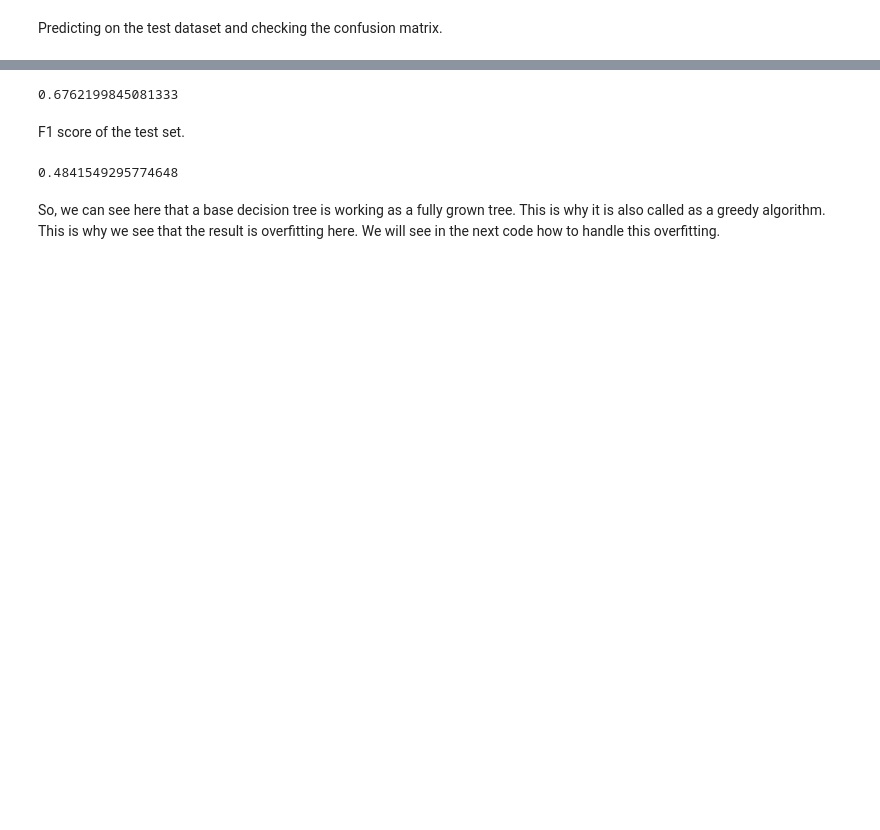
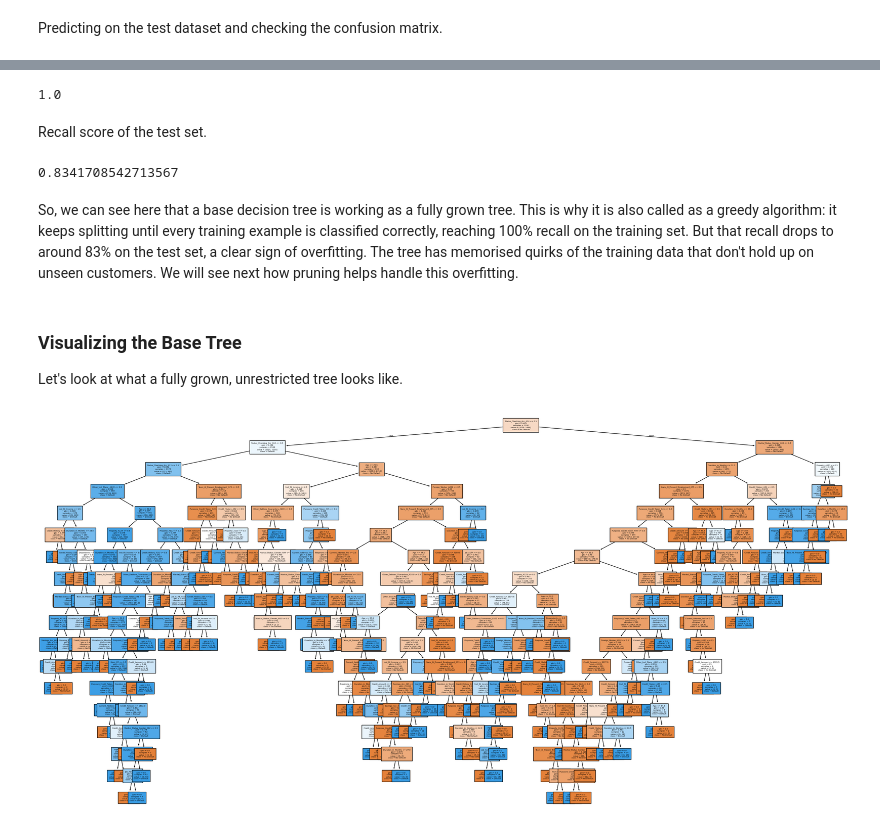
Before and after one commit to yogi-datalabs/machine-learning, a Jupyter notebook: Decision Trees/Classification with Decision Trees.ipynb, the cells around one changed output, grey strips where cells are left out. Cells and saved outputs as stored; diff of their text form; code cells hidden in the pictures; blank space fills up the shorter version.

```diff
--- a/Decision Trees/Classification with Decision Trees.ipynb
+++ b/Decision Trees/Classification with Decision Trees.ipynb
@@ -171,12 +171,30 @@ F1 score of the train set.
 # %%
-f1_score(y_train, pred_train)
+recall_score(y_train, pred_train)
 # %% [output]
-0.6762199845081333
+1.0
 # %% [markdown]
-F1 score of the test set.
+Recall score of the test set.
 # %%
-f1_score(y_test, pred_test)
+recall_score(y_test, pred_test)
 # %% [output]
-0.4841549295774648
+0.8341708542713567
 # %% [markdown]
-So, we can see here that a base decision tree is working as a fully grown tree. This is why it is also called as a greedy algorithm. This is why we see that the result is overfitting here. We will see in the next code how to handle this overfitting.
+So, we can see here that a base decision tree is working as a fully grown tree. This is why it is also called as a greedy algorithm: it keeps splitting until every training example is classified correctly, reaching 100% recall on the training set. But that recall drops to around 83% on the test set, a clear sign of overfitting. The tree has memorised quirks of the training data that don't hold up on unseen customers. We will see next how pruning helps handle this overfitting.
+# %% [markdown]
+### Visualizing the Base Tree
+
+Let's look at what a fully grown, unrestricted tree looks like.
+# %%
+feature_names = list(X_train.columns)
+
+plt.figure(figsize=(30, 15))
+tree.plot_tree(
+    base_dtree,
+    feature_names=feature_names,
+    class_names=['No Default', 'Default'],
+    filled=True,
+    fontsize=4,
+)
+plt.show()
+# %% [output]
+[figure, added]
```
Also changed, not shown: parts of 47 cells of this notebook, 1 other file.
